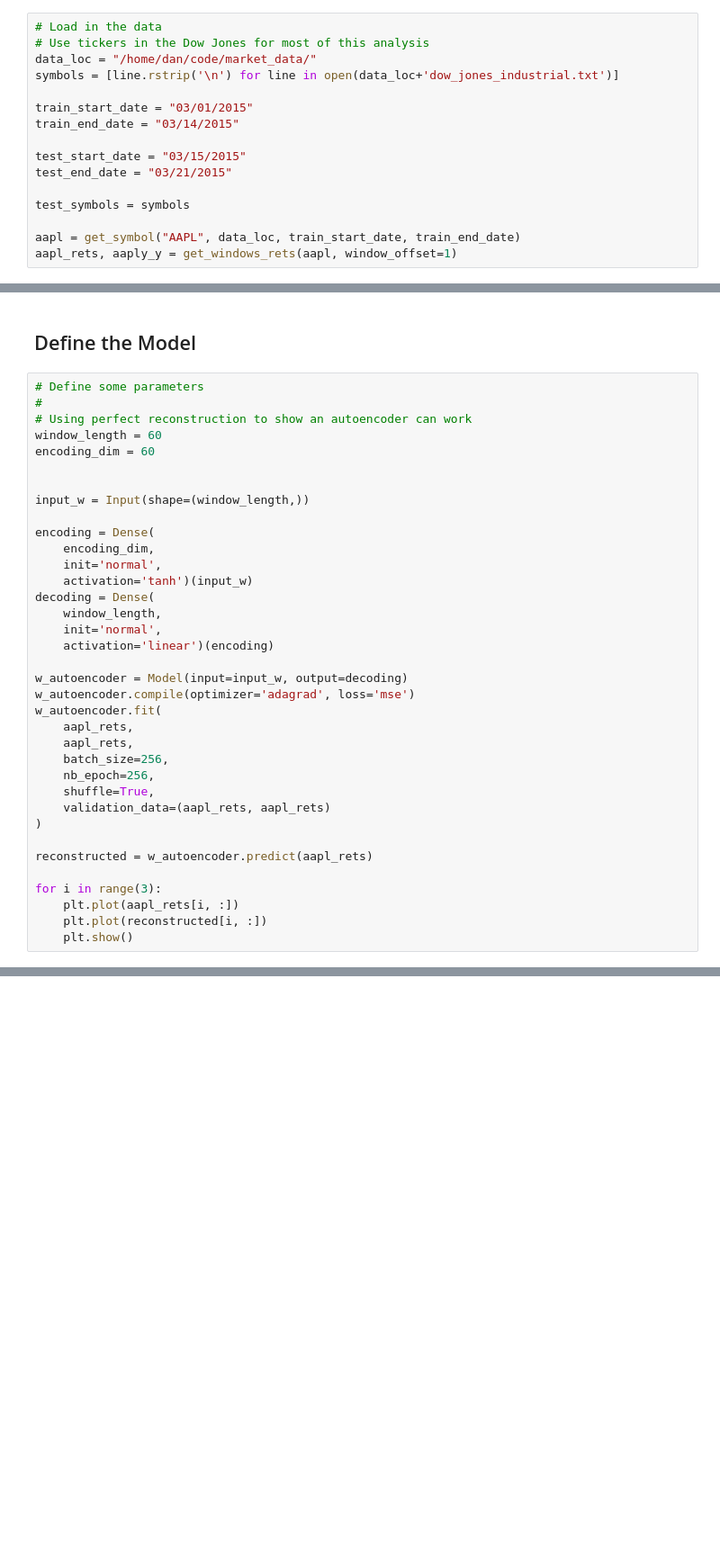
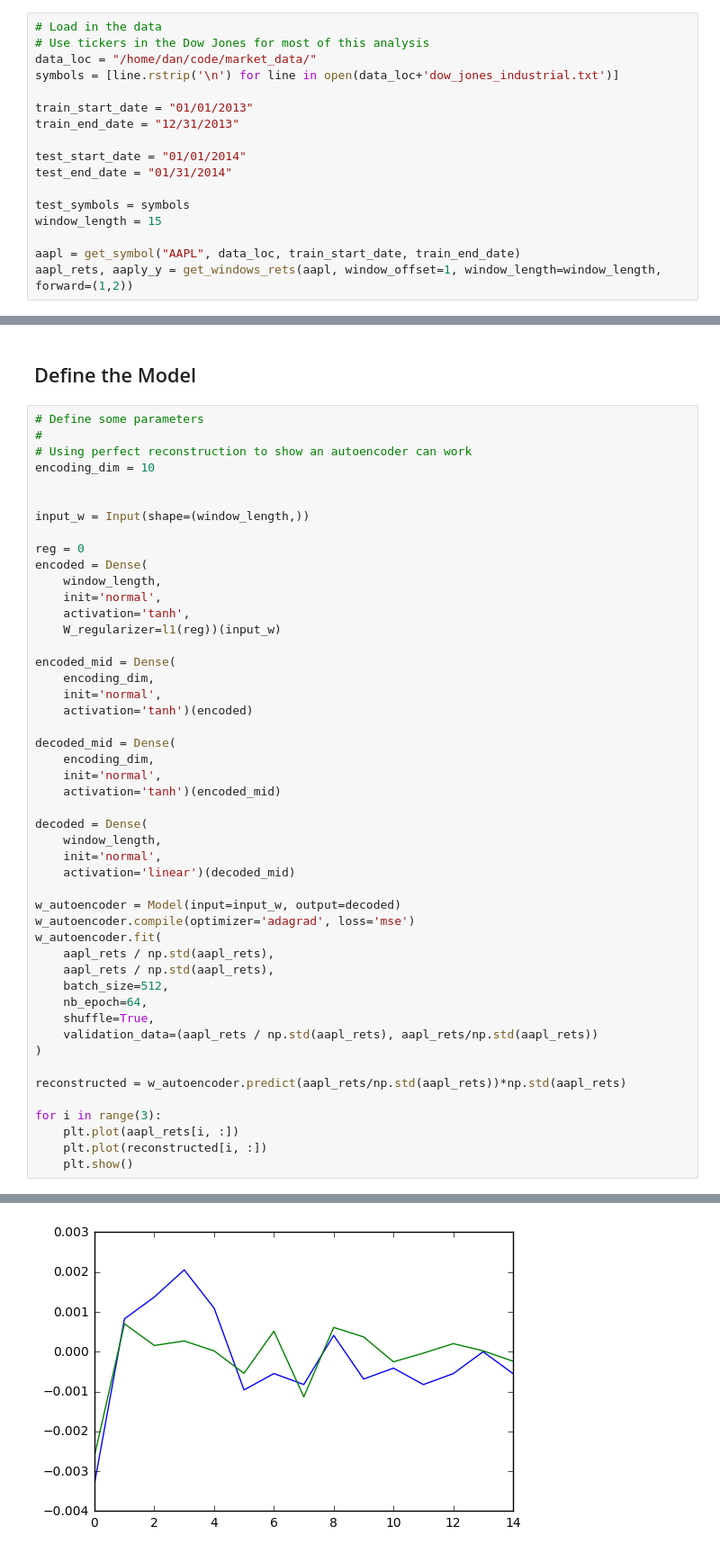
Before and after one commit to thedanschmidt/unsupervised-stock-features, a Jupyter notebook: notebooks/autoencoder.ipynb, the cells around one changed output, grey strips where cells are left out. Shown at 90% size. Drawn from its saved outputs; the diff is of its cells as text; blank space fills up the shorter version.

```diff
--- a/notebooks/autoencoder.ipynb
+++ b/notebooks/autoencoder.ipynb
@@ -37,15 +40,16 @@ The autoreload extension is already loaded. To reload it, use:
 data_loc = "/home/dan/code/market_data/"
 symbols = [line.rstrip('\n') for line in open(data_loc+'dow_jones_industrial.txt')]
 
-train_start_date = "03/01/2015"
-train_end_date = "03/14/2015"
+train_start_date = "01/01/2013"
+train_end_date = "12/31/2013"
 
-test_start_date = "03/15/2015"
-test_end_date = "03/21/2015"
+test_start_date = "01/01/2014"
+test_end_date = "01/31/2014"
 
 test_symbols = symbols
+window_length = 15
 
 aapl = get_symbol("AAPL", data_loc, train_start_date, train_end_date)
-aapl_rets, aaply_y = get_windows_rets(aapl, window_offset=1)
+aapl_rets, aaply_y = get_windows_rets(aapl, window_offset=1, window_length=window_length, forward=(1,2))
 # %% [output]
 Reading AAPL from pickle
@@ -56,33 +60,45 @@ Reading AAPL from pickle
 # Define some parameters
 #
 # Using perfect reconstruction to show an autoencoder can work
-window_length = 60
-encoding_dim = 60
+encoding_dim = 10
 
 
 input_w = Input(shape=(window_length,))
 
-encoding = Dense(
+reg = 0
+encoded = Dense(
+    window_length,
+    init='normal',
+    activation='tanh',
+    W_regularizer=l1(reg))(input_w)
+
+encoded_mid = Dense(
     encoding_dim,
     init='normal',
-    activation='tanh')(input_w)
-decoding = Dense(
+    activation='tanh')(encoded)
+
+decoded_mid = Dense(
+    encoding_dim,
+    init='normal',
+    activation='tanh')(encoded_mid)
+
+decoded = Dense(
     window_length,
     init='normal',
-    activation='linear')(encoding)
+    activation='linear')(decoded_mid)
 
-w_autoencoder = Model(input=input_w, output=decoding)
+w_autoencoder = Model(input=input_w, output=decoded)
 w_autoencoder.compile(optimizer='adagrad', loss='mse')
 w_autoencoder.fit(
-    aapl_rets,
-    aapl_rets,
-    batch_size=256,
-    nb_epoch=256,
+    aapl_rets / np.std(aapl_rets),
+    aapl_rets / np.std(aapl_rets),
+    batch_size=512,
+    nb_epoch=64,
     shuffle=True,
-    validation_data=(aapl_rets, aapl_rets)
+    validation_data=(aapl_rets / np.std(aapl_rets), aapl_rets/np.std(aapl_rets))
 )
 
-reconstructed = w_autoencoder.predict(aapl_rets)
+reconstructed = w_autoencoder.predict(aapl_rets/np.std(aapl_rets))*np.std(aapl_rets)
 
 for i in range(3):
     plt.plot(aapl_rets[i, :])
@@ -109,0 +125 @@ Epoch 256/256
+[figure, added]
```
Also changed, not shown: parts of 6 cells of this notebook, 43 other files.
